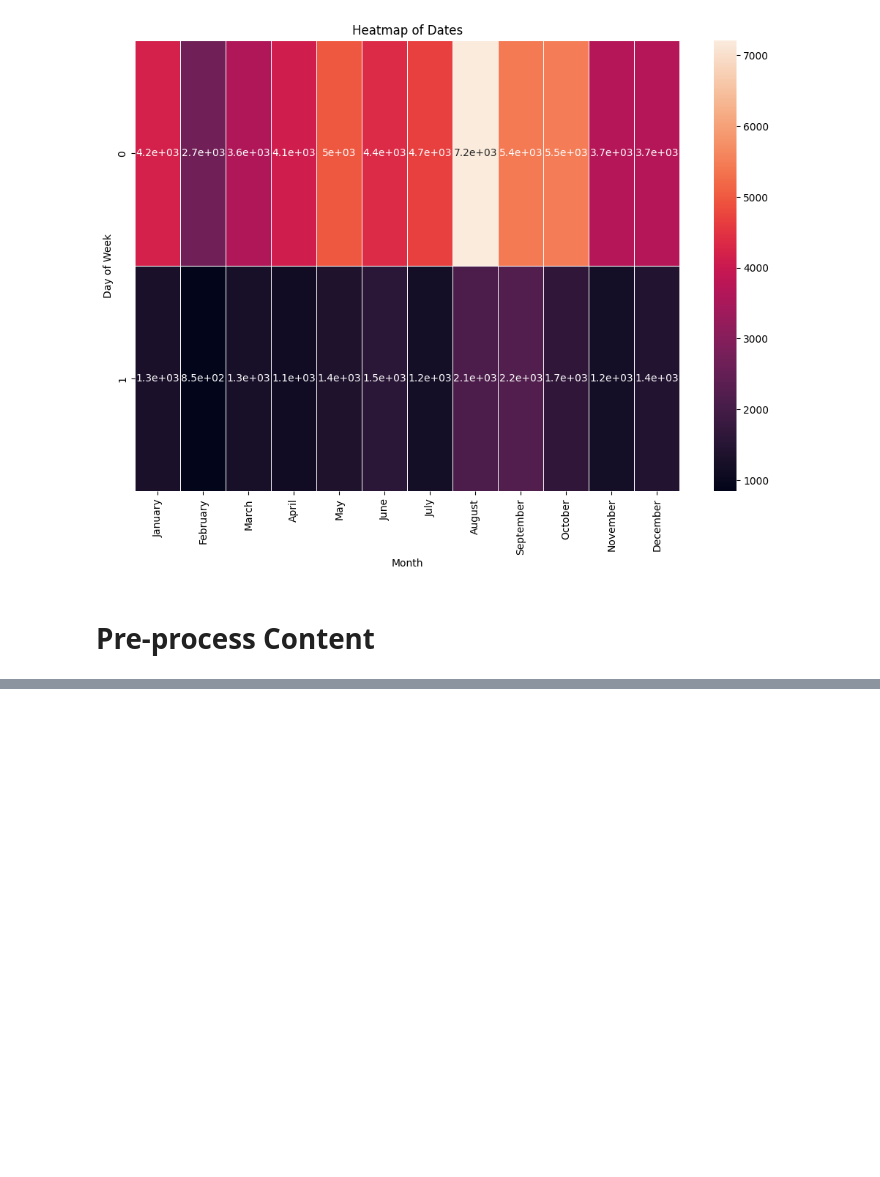
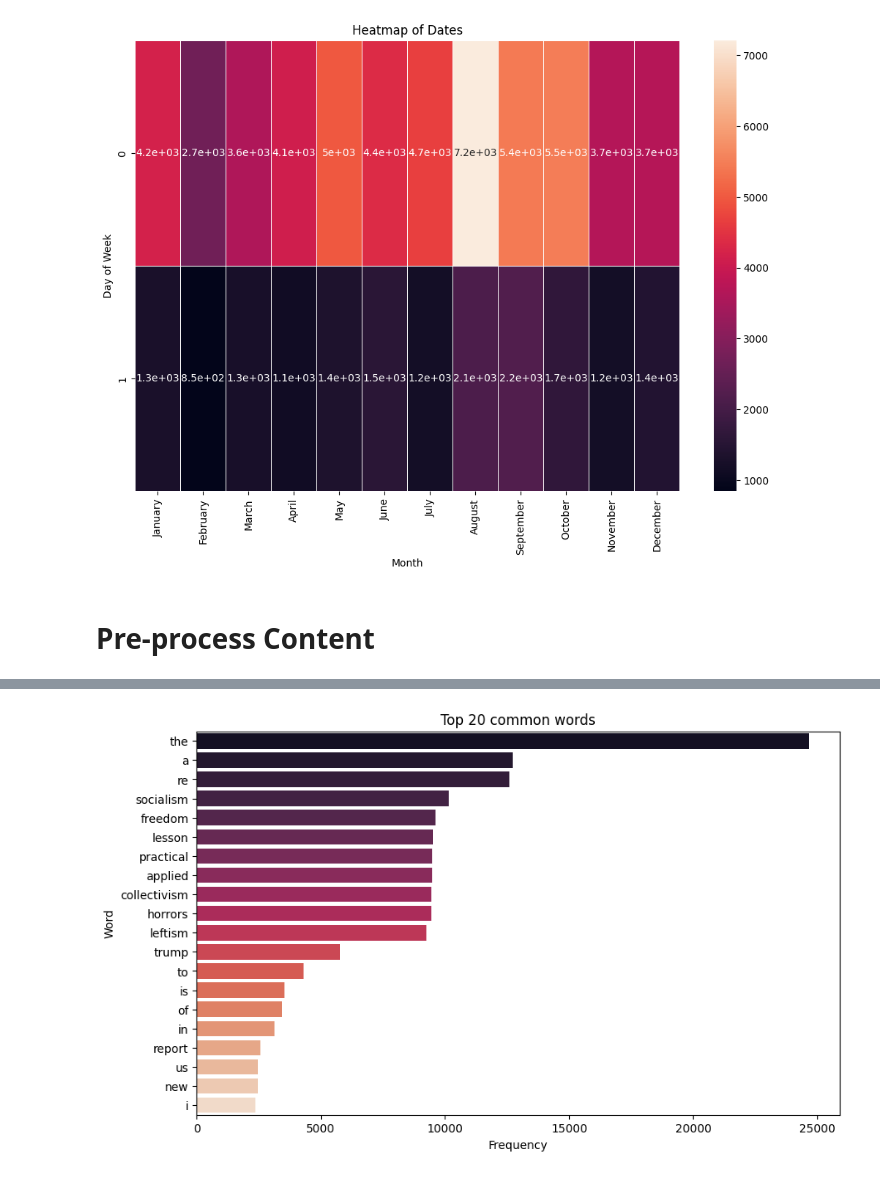
Before and after one commit to D0men1c0/ISSR_Darkweb, a Jupyter notebook: Analyze_files/SingleDatasetsAnalysis/an_posts_white_nation.ipynb, the cells around one changed output, grey strips where cells are left out. Drawn from its saved outputs; the diff is of its cells as text; code cells hidden in the pictures; blank space fills up the shorter version.

```diff
--- a/Analyze_files/SingleDatasetsAnalysis/an_posts_white_nation.ipynb
+++ b/Analyze_files/SingleDatasetsAnalysis/an_posts_white_nation.ipynb
@@ -397,0 +393,10 @@ plt.axis("off");
+# %%
+# Most 20 common words
+word_freq = word_dict.most_common(20)
+word_freq_df = pd.DataFrame(word_freq, columns=['Word', 'Frequency'])
+
+plt.figure(figsize=(10, 6))
+sns.barplot(x='Frequency', y='Word', data=word_freq_df, hue='Word', dodge=False, palette='rocket', legend=False)
+plt.title('Top 20 common words');
+# %% [output]
+[figure, added]
```
Also changed, not shown: parts of 16 cells of this notebook, 1 other file.
